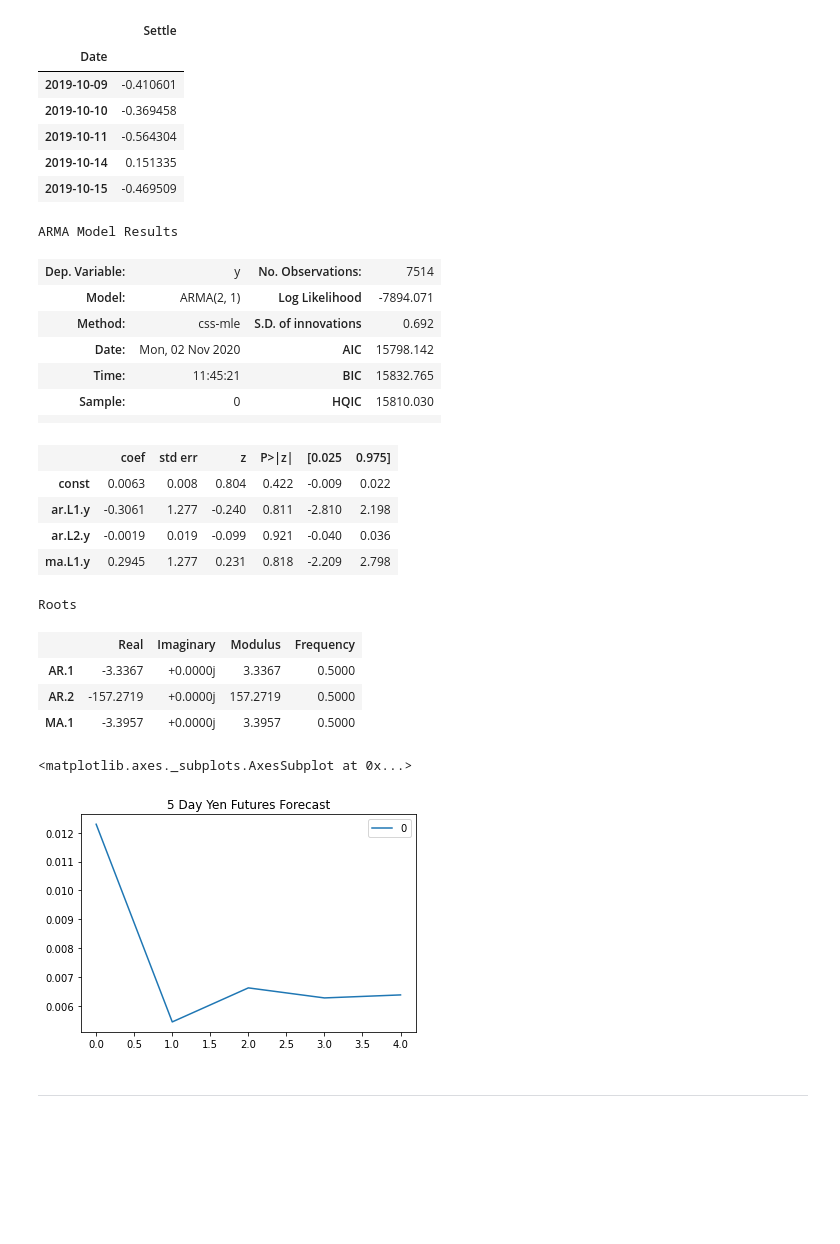
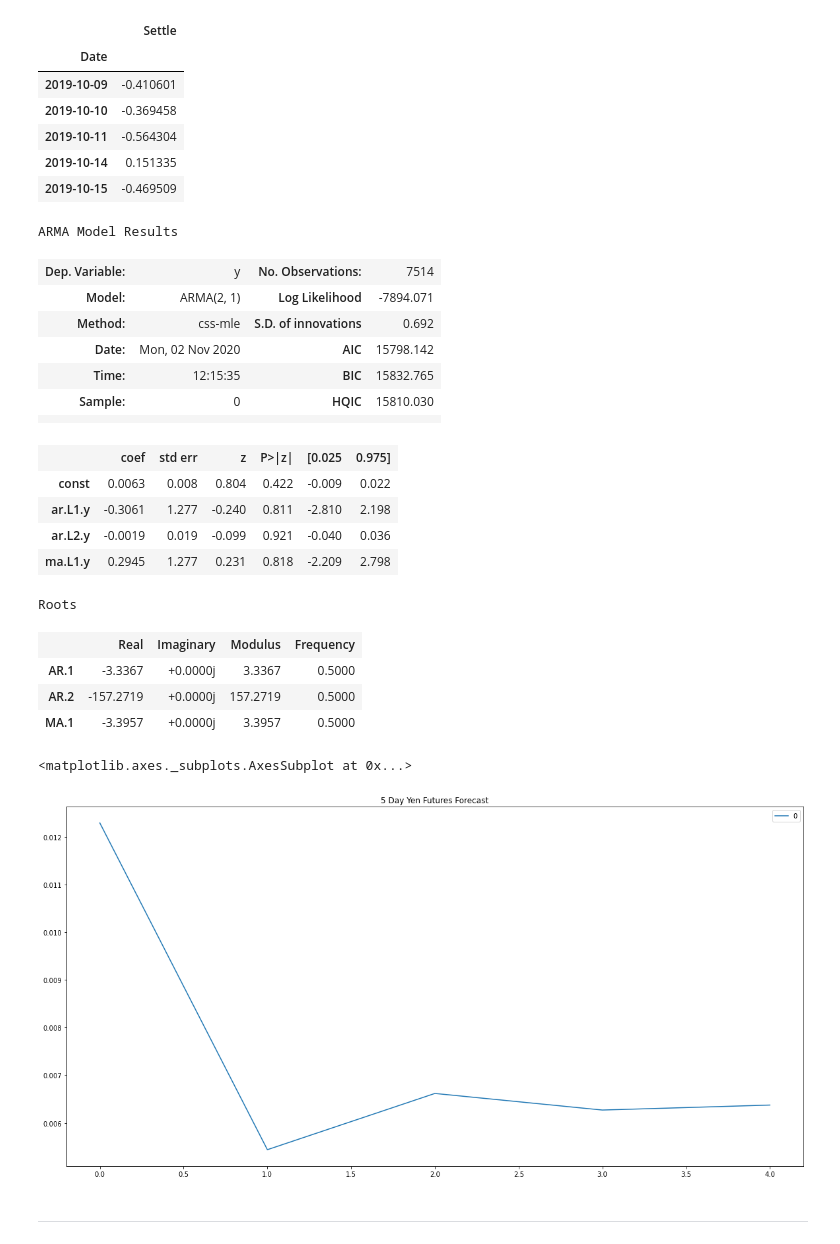
Before and after one commit to CapraRoyale/time-series-analysis, a Jupyter notebook: time_series_analysis.ipynb, the cells around one changed output. Cells and saved outputs as stored; diff of their text form; code cells hidden in the pictures; blank space fills up the shorter version.

Commit message:
ARIMA model

```diff
--- a/time_series_analysis.ipynb
+++ b/time_series_analysis.ipynb
@@ -22,6 +22,8 @@ yen_futures.head()
 | 1976-08-04 | 3401.0 | 3401.0 | 3401.0 | 3401.0 | NaN | 3401.0 | 0.0 | 1.0 |
 | 1976-08-05 | 3401.0 | 3401.0 | 3401.0 | 3401.0 | NaN | 3401.0 | 0.0 | 1.0 |
 | 1976-08-06 | 3401.0 | 3401.0 | 3401.0 | 3401.0 | NaN | 3401.0 | 0.0 | 1.0 |
+# %%
+yen_futures.index = pd.DatetimeIndex(yen_futures.index).to_period("D")
 # %%
 # Trim the dataset to begin on January 1st, 1990
 yen_futures = yen_futures.loc["1990-01-01":, :]
@@ -101,19 +103,19 @@ returns.tail()
 from statsmodels.tsa.arima_model import ARMA
 
 # Estimate ARMA model with AR of 2 and MA of 1
-model = ARMA(returns.values, order=(2,1))
+arma_model = ARMA(returns.values, order=(2,1))
 
 # Fit the model and assign it to a variable called results
-results = model.fit()
+arma_results = arma_model.fit()
 # %%
-results.summary()
+arma_results.summary()
 # %% [output]
 ARMA Model Results
 | Dep. Variable: | y | No. Observations: | 7514 |
 | Model: | ARMA(2, 1) | Log Likelihood | -7894.071 |
 | Method: | css-mle | S.D. of innovations | 0.692 |
 | Date: | Mon, 02 Nov 2020 | AIC | 15798.142 |
-| Time: | 11:45:21 | BIC | 15832.765 |
+| Time: | 12:15:35 | BIC | 15832.765 |
 | Sample: | 0 | HQIC | 15810.030 |
 |  |  |  |  |
 |  | coef | std err | z | P>|z| | [0.025 | 0.975] |
@@ -128,10 +130,10 @@ Roots
 | MA.1 | -3.3957 | +0.0000j | 3.3957 | 0.5000 |
 # %%
 # Plot the 5 Day Returns Forecast
-pd.DataFrame(results.forecast(steps=5)[0]).plot(title="5 Day Yen Futures Forecast")
+pd.DataFrame(arma_results.forecast(steps=5)[0]).plot(title="5 Day Yen Futures Forecast", figsize=(20,10))
 # %% [output]
 <matplotlib.axes._subplots.AxesSubplot at 0x...>
-[figure, old version]
+[figure, new version]
 # %% [markdown]
 ---
 # %% [markdown]
```
Also changed, not shown: parts of 7 cells of this notebook.
